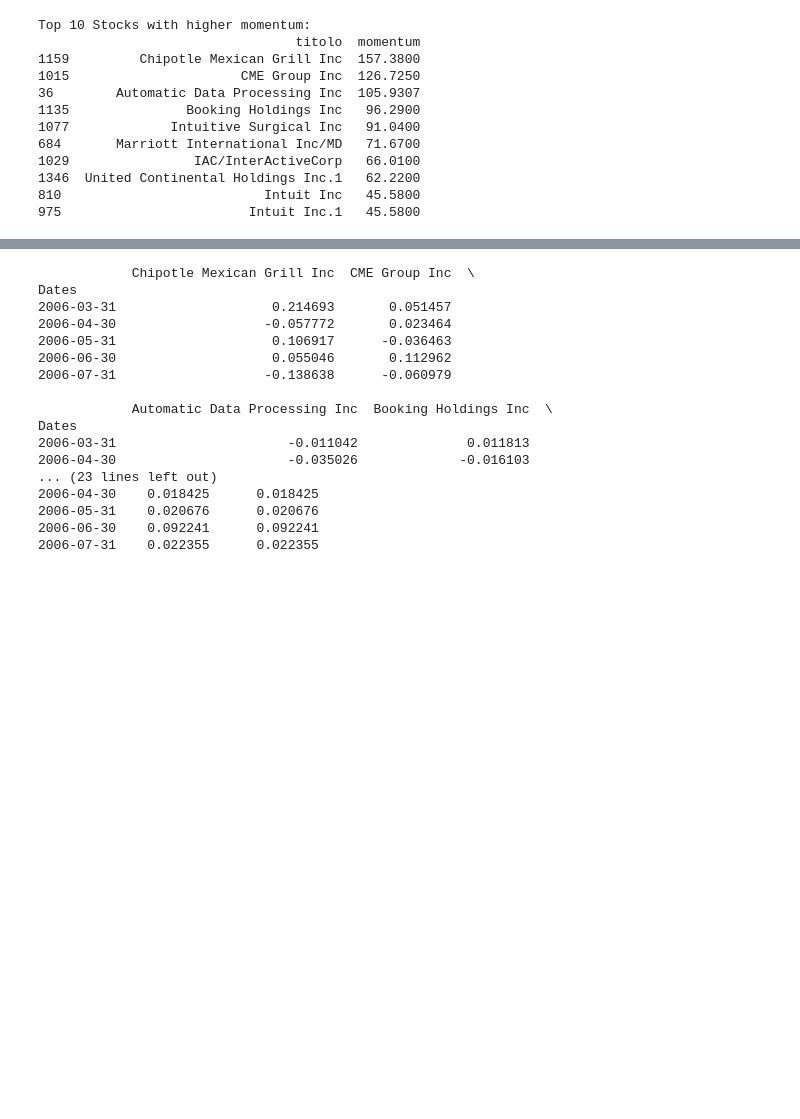
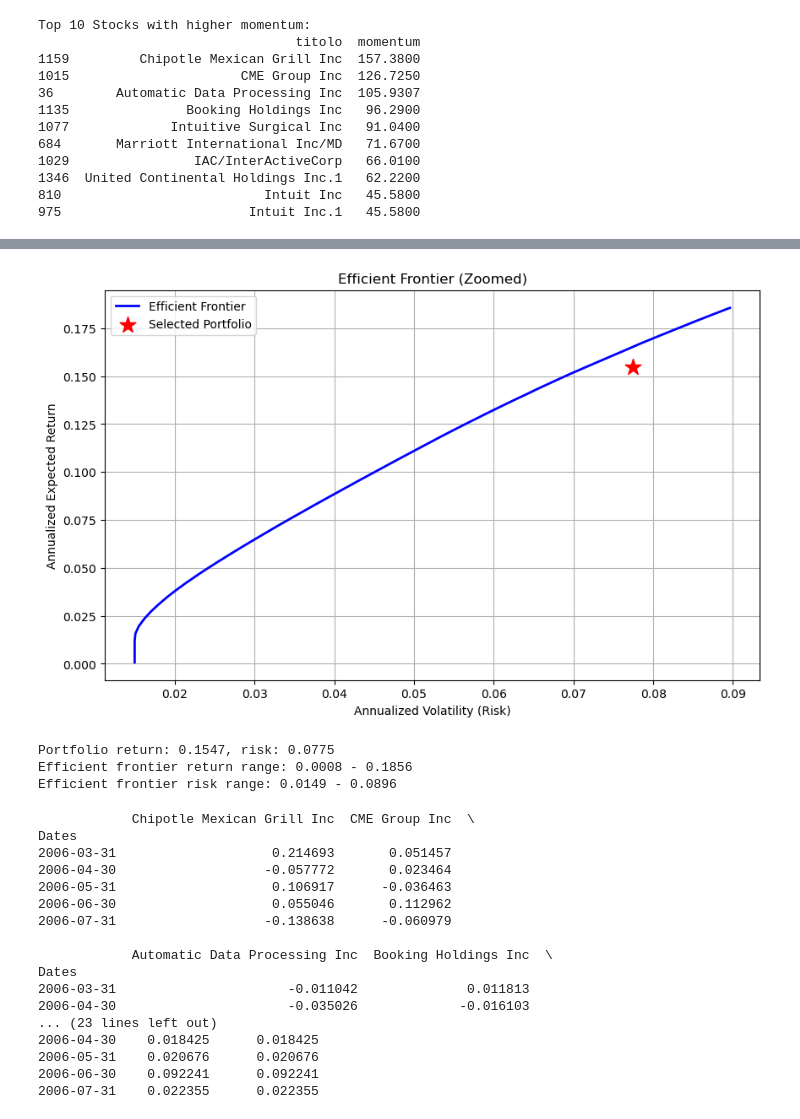
Before and after one commit to LucreziaPenati/Financial-Market-Analytics-Project, a Jupyter notebook: Python_scripts/momentum_investing.ipynb, the cells around one changed output, grey strips where cells are left out. Saved outputs shown, nothing was run; the diff lists cells and outputs as text; code cells hidden in the pictures; blank space fills up the shorter version.

```diff
--- a/Python_scripts/momentum_investing.ipynb
+++ b/Python_scripts/momentum_investing.ipynb
@@ -321,3 +343,54 @@ plt.show()
+# %%
+# Restrict target returns range to reasonable upper bound (e.g., 1.2 × portfolio return)
+target_returns = np.linspace(mean_returns.min(), port_return * 1.2, 50)
+risks = []
+weights_list = []
+
+for target in target_returns:
+    w = cp.Variable(n)
+    objective = cp.Minimize(cp.quad_form(w, cov_matrix_psd.values))
+    constraints = [
+        cp.sum(w) == 1,
+        w >= 0,
+        mean_returns.values @ w >= target - 1e-4  # small tolerance to improve feasibility
+    ]
+    prob = cp.Problem(objective, constraints)
+    try:
+        prob.solve(solver=cp.ECOS, verbose=False)
+        if w.value is not None and prob.status == cp.OPTIMAL:
+            risks.append(np.sqrt(w.value.T @ cov_matrix_psd.values @ w.value))
+            weights_list.append(w.value)
+        else:
+            risks.append(np.nan)
+            weights_list.append(None)
+    except:
+        risks.append(np.nan)
+        weights_list.append(None)
+
+# Filter out nan values for plotting
+valid_idx = ~np.isnan(risks)
+risks = np.array(risks)[valid_idx]
+target_returns = target_returns[valid_idx]
+
+# Plot efficient frontier zoomed in with portfolio point
+plt.figure(figsize=(10,6))
+plt.plot(risks, target_returns, 'b-', lw=2, label='Efficient Frontier')
+plt.scatter(port_vol, port_return, color='r', marker='*', s=200, label='Selected Portfolio')
+plt.xlabel('Annualized Volatility (Risk)')
+plt.ylabel('Annualized Expected Return')
+plt.title('Efficient Frontier (Zoomed)')
+plt.legend()
+plt.grid(True)
+plt.show()
+
+print(f"Portfolio return: {port_return:.4f}, risk: {port_vol:.4f}")
+print(f"Efficient frontier return range: {target_returns.min():.4f} - {target_returns.max():.4f}")
+print(f"Efficient frontier risk range: {risks.min():.4f} - {risks.max():.4f}")
+# %% [output]
+[figure, added]
+Portfolio return: 0.1547, risk: 0.0775
+Efficient frontier return range: 0.0008 - 0.1856
+Efficient frontier risk range: 0.0149 - 0.0896
 # %%
 # Ensure datetime and index
 df = df_sp_d_new.copy()
```
Also changed, not shown: parts of 20 cells of this notebook.
